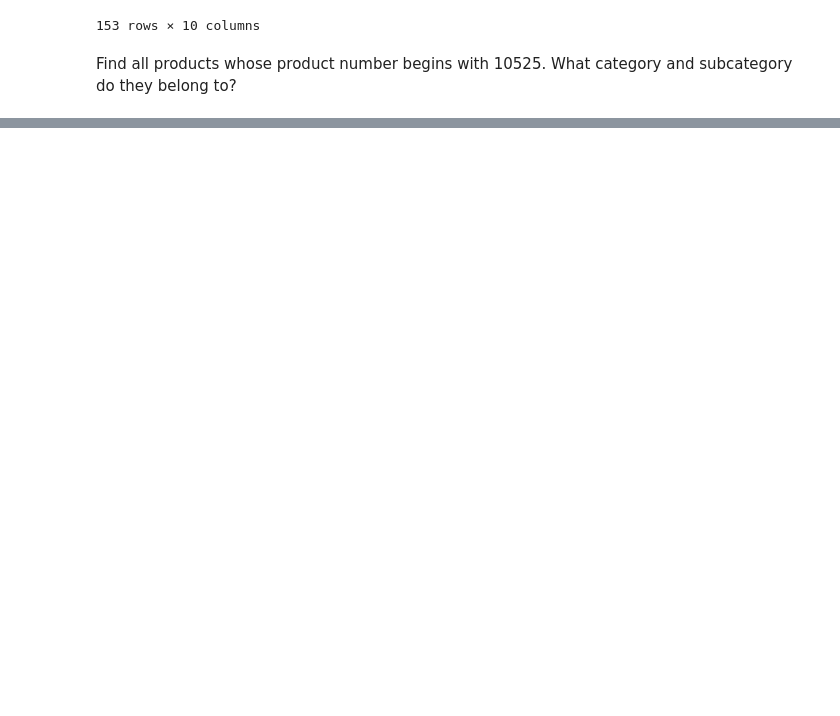
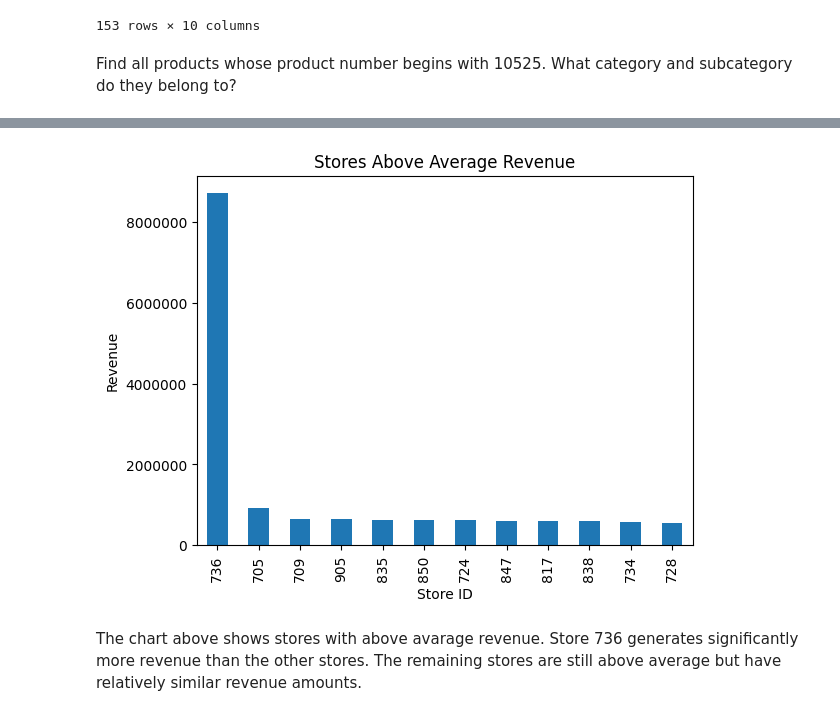
Before and after one commit to Tita9630/Capstone_2, a Jupyter notebook: Zergaw_bonus_analysis.ipynb, the cells around one changed output, grey strips where cells are left out. Cells and saved outputs as stored; diff of their text form; code cells hidden in the pictures; blank space fills up the shorter version.

```diff
--- a/Zergaw_bonus_analysis.ipynb
+++ b/Zergaw_bonus_analysis.ipynb
@@ -52,0 +147,6 @@ Find all products whose product number begins with 10525. What category and subc
+# %%
+revenue =store_sales.groupby('Store ID')['Sale Amount'].sum()
+# Grouping by region and calculating sales amount
+# %%
+avg_revenue = np.mean(revenue) # Calculating the average revenue across all stores
+round(avg_revenue, 2)
@@ -52,0 +155,3 @@ Find all products whose product number begins with 10525. What category and subc
+# %%
+above_avg_revenue = revenue[revenue > avg_revenue] # Filtering stores with revenue greater than 408,739.18
+above_avg_revenue
@@ -52,0 +173,13 @@ Find all products whose product number begins with 10525. What category and subc
+# %%
+above_avg_revenue.sort_values(ascending=False).plot(
+    kind='bar'
+)
+plt.title('Stores Above Average Revenue')
+plt.xlabel('Store ID')
+plt.ylabel('Revenue')
+plt.ticklabel_format(style='plain', axis='y')
+plt.show()
+# %% [output]
+[figure, added]
+# %% [markdown]
+The chart above shows stores with above avarage revenue. Store 736 generates significantly more revenue than the other stores. The remaining stores are still above average but have relatively similar revenue amounts.
```
Also changed, not shown: parts of 20 cells of this notebook.
